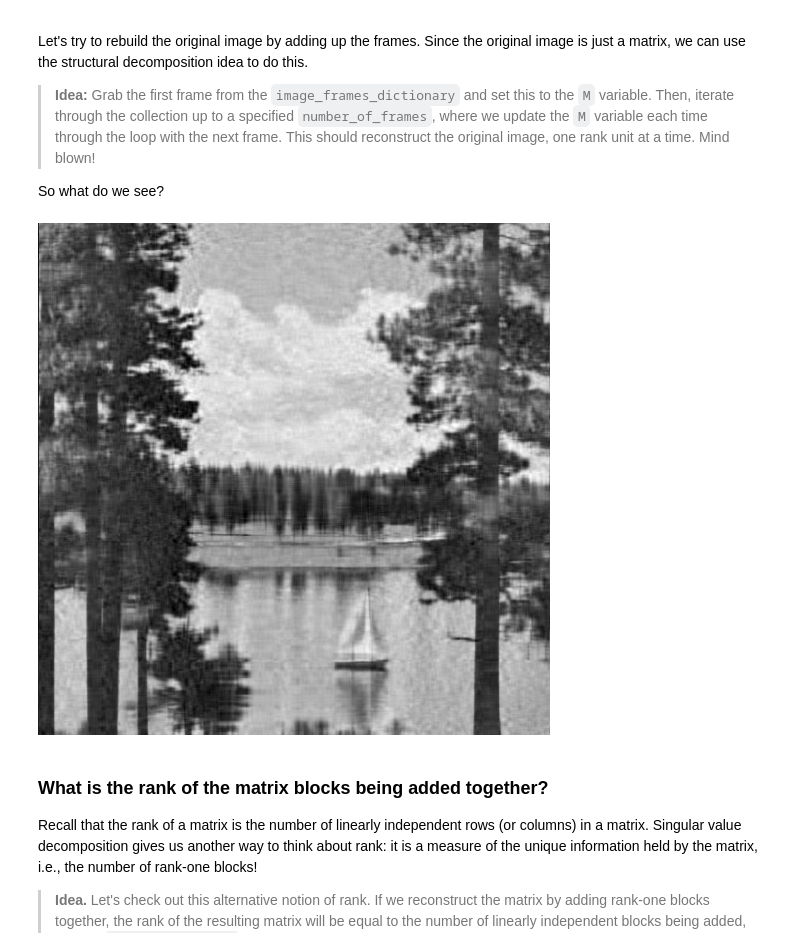
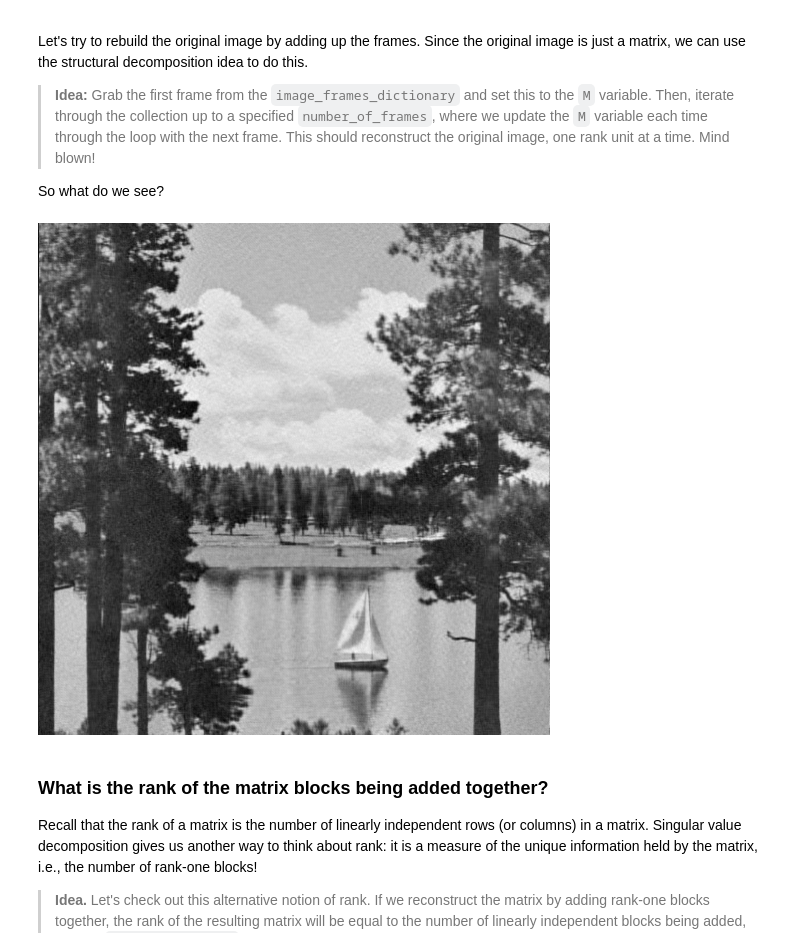
Before and after one commit to zj276-commits/CHEME-5800-Lectures-Fall-2025, a Jupyter notebook: lectures/week-7/L7a/CHEME-5800-L7a-Example-FunWithSVD-Fall-2025.ipynb, the cells around one changed output. Cells and saved outputs as stored; diff of their text form; code cells hidden in the pictures.

```diff
--- a/lectures/week-7/L7a/CHEME-5800-L7a-Example-FunWithSVD-Fall-2025.ipynb
+++ b/lectures/week-7/L7a/CHEME-5800-L7a-Example-FunWithSVD-Fall-2025.ipynb
@@ -205,13 +225,13 @@ Let's try to rebuild the original image by adding up the frames. Since the origi
 So what do we see?
 # %%
 M = image_frames_dictionary[1];
-number_of_frames = 40;
+number_of_frames = 100;
 for i ∈ 2:number_of_frames
     M += image_frames_dictionary[i]
 end
 M # this will show the reconstructed image
 # %% [output]
-[figure, old version]
+[figure, new version]
 # %% [markdown]
 ### What is the rank of the matrix blocks being added together?
 Recall that the rank of a matrix is the number of linearly independent rows (or columns) in a matrix. Singular value decomposition gives us another way to think about rank: it is a measure of the unique information held by the matrix, i.e., the number of rank-one blocks!
```
Also changed, not shown: parts of 4 cells of this notebook.
